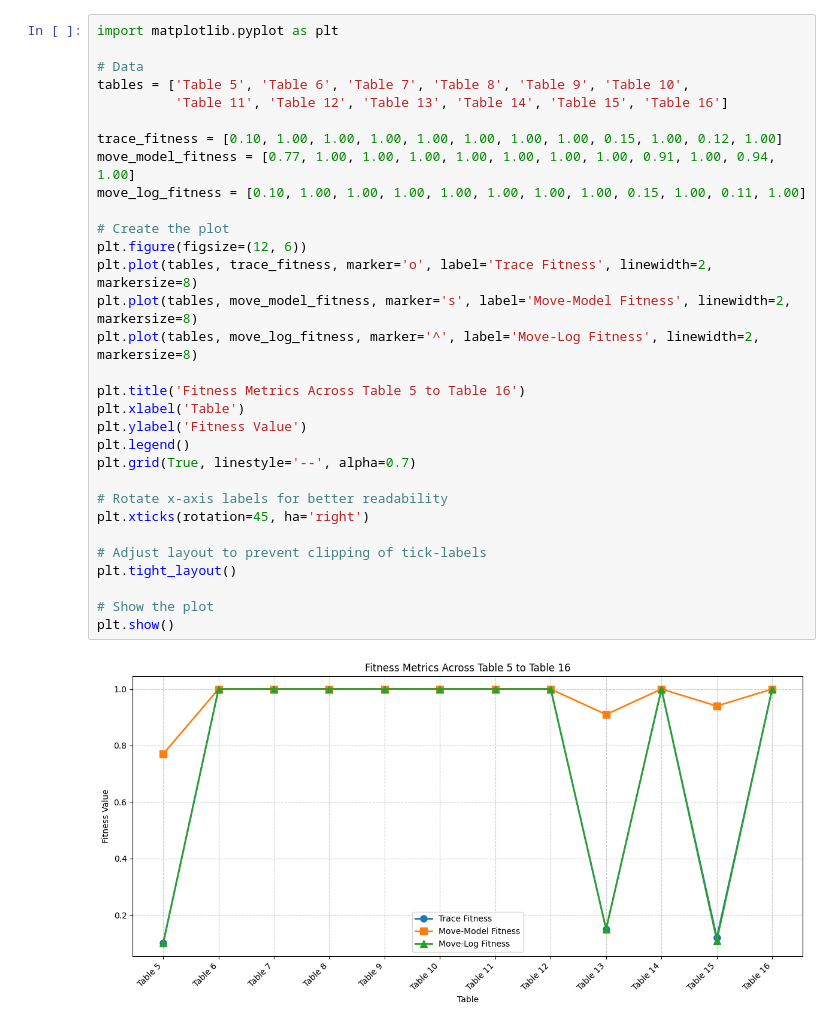
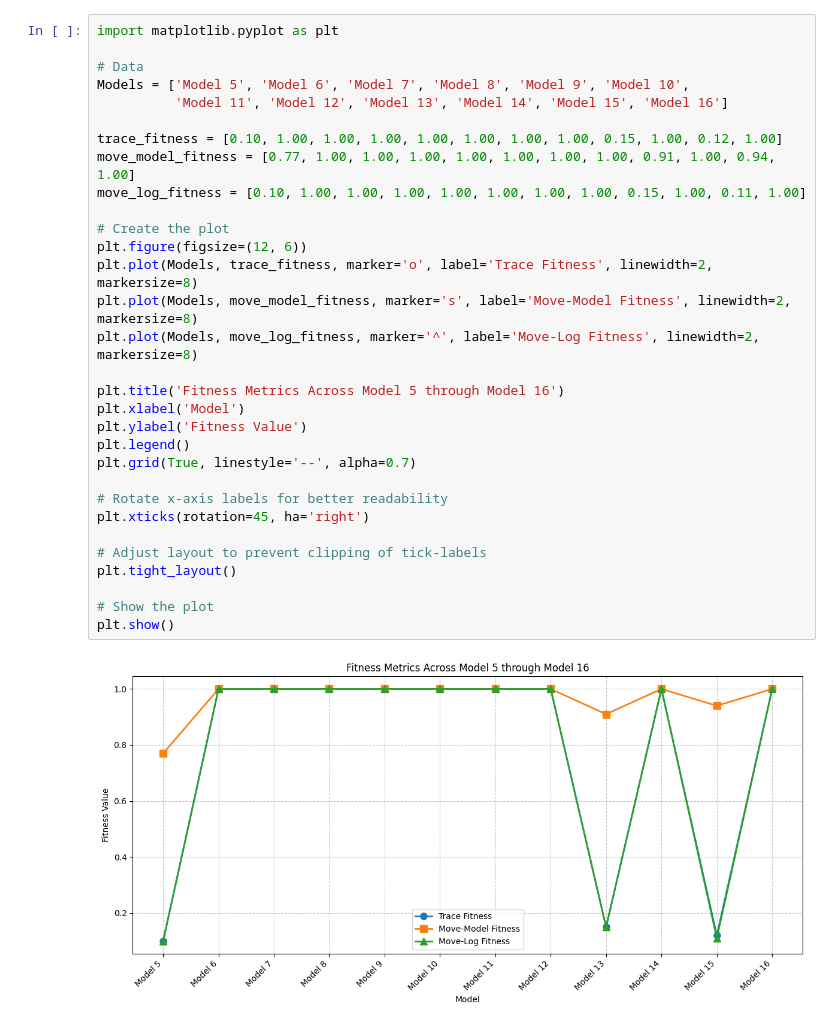
Before and after one commit to qyy752457002/Explainable-AI, a Jupyter notebook: Bar Chart/fitness_chart 1.ipynb, the cells around one changed output. Saved outputs shown, nothing was run; the diff lists cells and outputs as text.

Commit message:
fix typos in plot

```diff
--- a/Bar Chart/fitness_chart 1.ipynb
+++ b/Bar Chart/fitness_chart 1.ipynb
@@ -1,33 +1,33 @@
 # %%
 import matplotlib.pyplot as plt
 
 # Data
-tables = ['Table 5', 'Table 6', 'Table 7', 'Table 8', 'Table 9', 'Table 10',
-          'Table 11', 'Table 12', 'Table 13', 'Table 14', 'Table 15', 'Table 16']
+Models = ['Model 5', 'Model 6', 'Model 7', 'Model 8', 'Model 9', 'Model 10',
+          'Model 11', 'Model 12', 'Model 13', 'Model 14', 'Model 15', 'Model 16']
 
 trace_fitness = [0.10, 1.00, 1.00, 1.00, 1.00, 1.00, 1.00, 1.00, 0.15, 1.00, 0.12, 1.00]
 move_model_fitness = [0.77, 1.00, 1.00, 1.00, 1.00, 1.00, 1.00, 1.00, 0.91, 1.00, 0.94, 1.00]
 move_log_fitness = [0.10, 1.00, 1.00, 1.00, 1.00, 1.00, 1.00, 1.00, 0.15, 1.00, 0.11, 1.00]
 
 # Create the plot
 plt.figure(figsize=(12, 6))
-plt.plot(tables, trace_fitness, marker='o', label='Trace Fitness', linewidth=2, markersize=8)
-plt.plot(tables, move_model_fitness, marker='s', label='Move-Model Fitness', linewidth=2, markersize=8)
-plt.plot(tables, move_log_fitness, marker='^', label='Move-Log Fitness', linewidth=2, markersize=8)
+plt.plot(Models, trace_fitness, marker='o', label='Trace Fitness', linewidth=2, markersize=8)
+plt.plot(Models, move_model_fitness, marker='s', label='Move-Model Fitness', linewidth=2, markersize=8)
+plt.plot(Models, move_log_fitness, marker='^', label='Move-Log Fitness', linewidth=2, markersize=8)
 
-plt.title('Fitness Metrics Across Table 5 to Table 16')
-plt.xlabel('Table')
+plt.title('Fitness Metrics Across Model 5 through Model 16')
+plt.xlabel('Model')
 plt.ylabel('Fitness Value')
 plt.legend()
 plt.grid(True, linestyle='--', alpha=0.7)
 
 # Rotate x-axis labels for better readability
 plt.xticks(rotation=45, ha='right')
 
 # Adjust layout to prevent clipping of tick-labels
 plt.tight_layout()
 
 # Show the plot
 plt.show()
 # %% [output]
-[figure, old version]
+[figure, new version]
```
Also changed, not shown: 2 other files.
